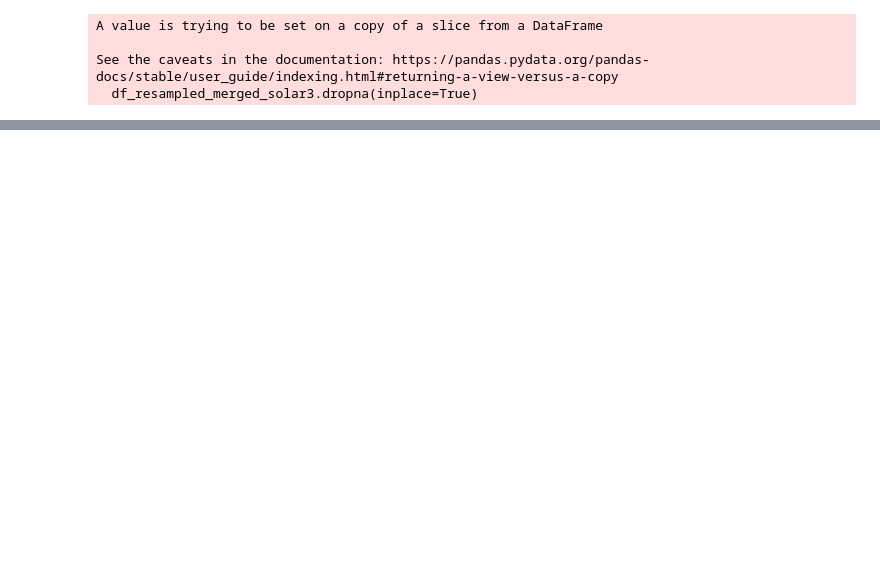
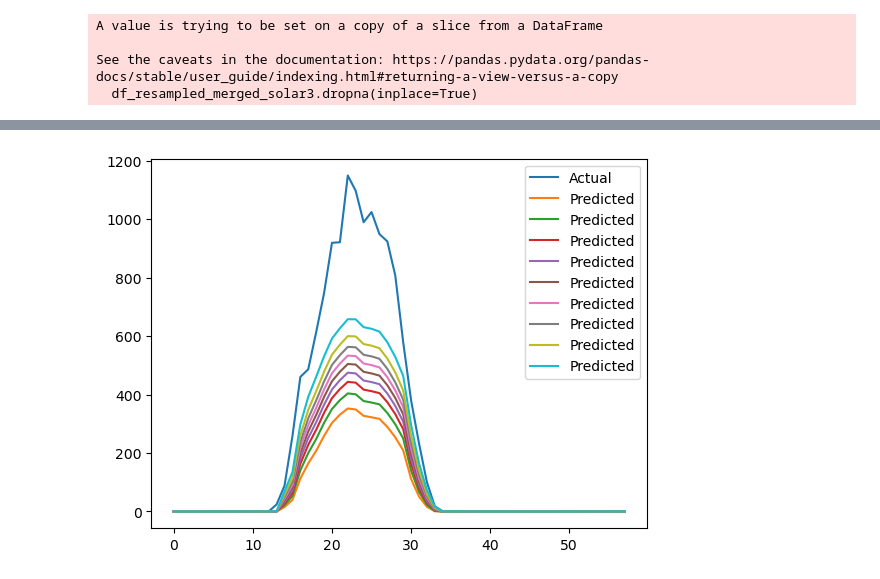
Before and after one commit to P-AEL/Energy_production_price_prediction, a Jupyter notebook: paul_analyse/generate_test_data.ipynb, the cells around one changed output, grey strips where cells are left out. Cells and saved outputs as stored; diff of their text form; code cells hidden in the pictures; blank space fills up the shorter version.

```diff
--- a/paul_analyse/generate_test_data.ipynb
+++ b/paul_analyse/generate_test_data.ipynb
@@ -185,0 +232,4 @@ ValueError: X has 15 features, but StandardScaler is expecting 10 features as in
+# %%
+# Load the model from the file
+model = MLP(X_scaled.shape[1])
+model.load_state_dict(torch.load('C:/Users/paulh/Desktop/Domäneprojekt2/Energy_production_price_prediction/paul_analyse/model.pth'))
@@ -185,0 +238,8 @@ ValueError: X has 15 features, but StandardScaler is expecting 10 features as in
+# %%
+#make predictions
+X_tensor = torch.tensor(X_scaled, dtype=torch.float32)
+model.eval()
+with torch.no_grad():
+    predictions = model(X_tensor).numpy()
+
+predictions
@@ -185,0 +264,10 @@ ValueError: X has 15 features, but StandardScaler is expecting 10 features as in
+# %%
+#compare predictions with actual values
+import matplotlib.pyplot as plt
+
+plt.plot(Y.values, label='Actual')
+plt.plot(predictions, label='Predicted')
+plt.legend()
+plt.show()
+# %% [output]
+[figure, added]
```
Also changed, not shown: parts of 9 cells of this notebook, 4 other files.
